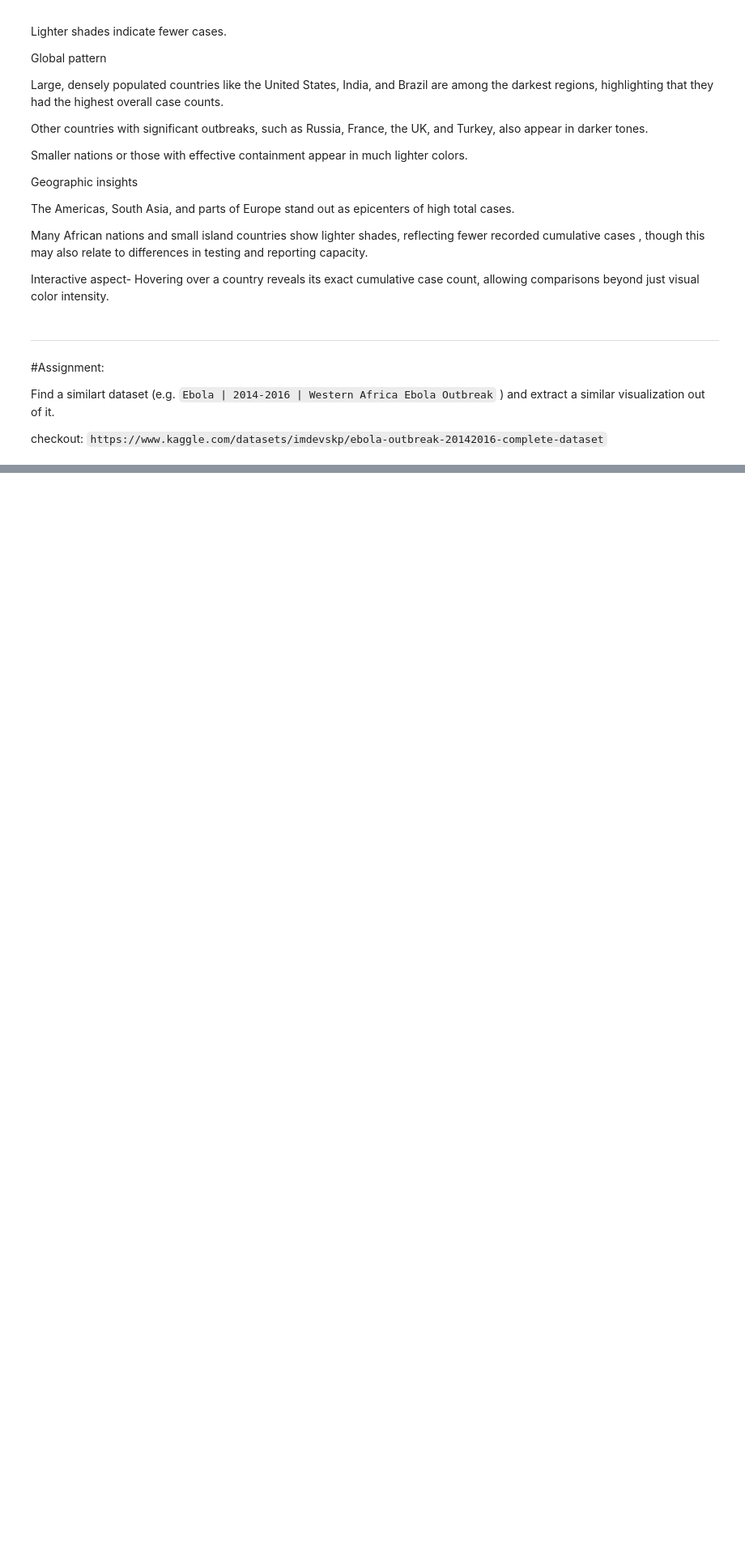
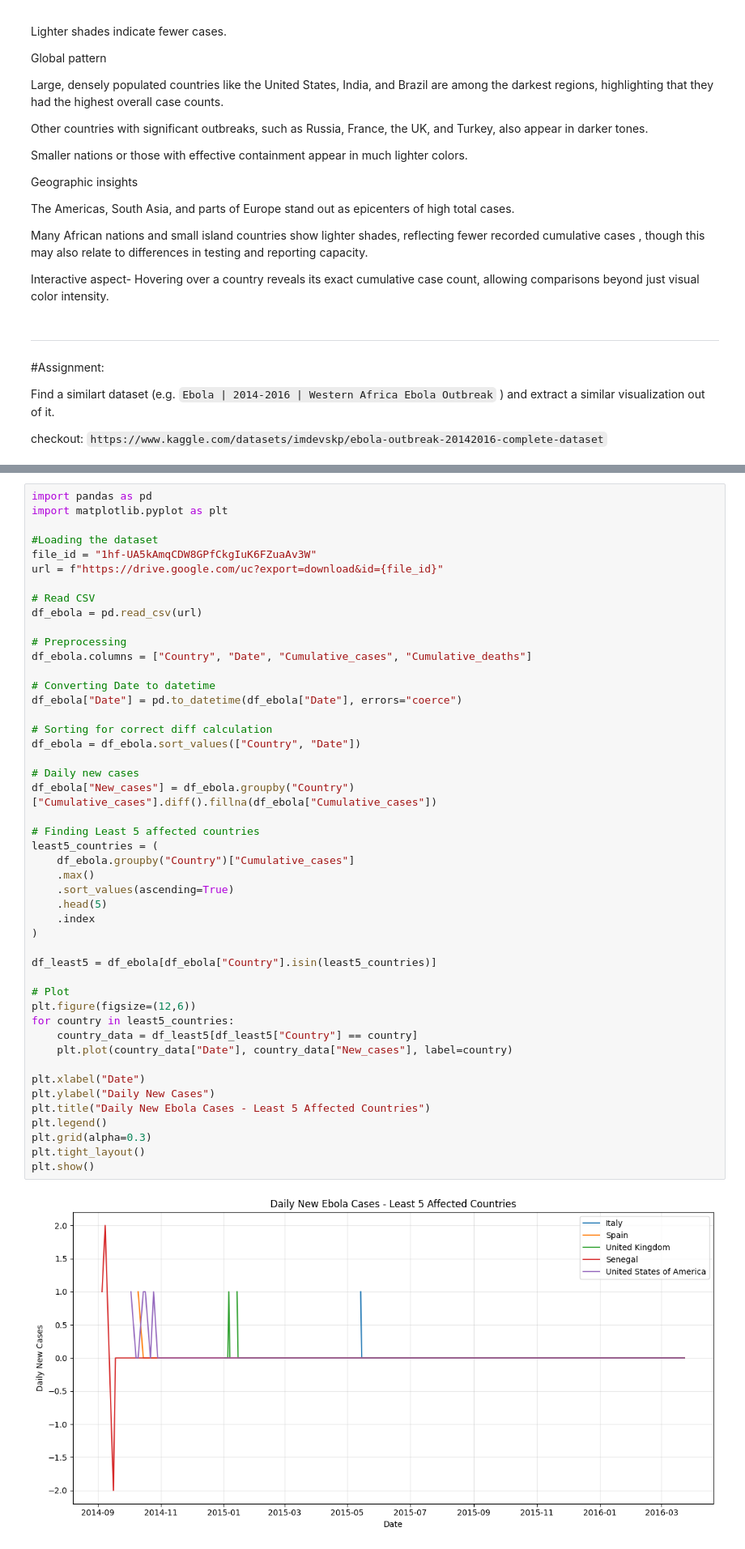
Before and after one commit to sapcode2028/Visualizing-COVID-19-Pandemic-Data, a Jupyter notebook: notebook_1_covid19_TS/Visualizing_Time_Series_Dataset_COVID_19_Data_V2.ipynb, the cells around one changed output, grey strips where cells are left out. Shown at 81% size. Drawn from its saved outputs; the diff is of its cells as text; blank space fills up the shorter version.

```diff
--- a/notebook_1_covid19_TS/Visualizing_Time_Series_Dataset_COVID_19_Data_V2.ipynb
+++ b/notebook_1_covid19_TS/Visualizing_Time_Series_Dataset_COVID_19_Data_V2.ipynb
@@ -709,0 +806,49 @@ checkout:  `https://www.kaggle.com/datasets/imdevskp/ebola-outbreak-20142016-com
+# %%
+import pandas as pd
+import matplotlib.pyplot as plt
+
+#Loading the dataset
+file_id = "1hf-UA5kAmqCDW8GPfCkgIuK6FZuaAv3W"
+url = f"https://drive.google.com/uc?export=download&id={file_id}"
+
+# Read CSV
+df_ebola = pd.read_csv(url)
+
+# Preprocessing
+df_ebola.columns = ["Country", "Date", "Cumulative_cases", "Cumulative_deaths"]
+
+# Converting Date to datetime
+df_ebola["Date"] = pd.to_datetime(df_ebola["Date"], errors="coerce")
+
+# Sorting for correct diff calculation
+df_ebola = df_ebola.sort_values(["Country", "Date"])
+
+# Daily new cases
+df_ebola["New_cases"] = df_ebola.groupby("Country")["Cumulative_cases"].diff().fillna(df_ebola["Cumulative_cases"])
+
+# Finding Least 5 affected countries
+least5_countries = (
+    df_ebola.groupby("Country")["Cumulative_cases"]
+    .max()
+    .sort_values(ascending=True)
+    .head(5)
+    .index
+)
+
+df_least5 = df_ebola[df_ebola["Country"].isin(least5_countries)]
+
+# Plot
+plt.figure(figsize=(12,6))
+for country in least5_countries:
+    country_data = df_least5[df_least5["Country"] == country]
+    plt.plot(country_data["Date"], country_data["New_cases"], label=country)
+
+plt.xlabel("Date")
+plt.ylabel("Daily New Cases")
+plt.title("Daily New Ebola Cases - Least 5 Affected Countries")
+plt.legend()
+plt.grid(alpha=0.3)
+plt.tight_layout()
+plt.show()
+# %% [output]
+[figure, added]
```
Also changed, not shown: parts of 30 cells of this notebook.
